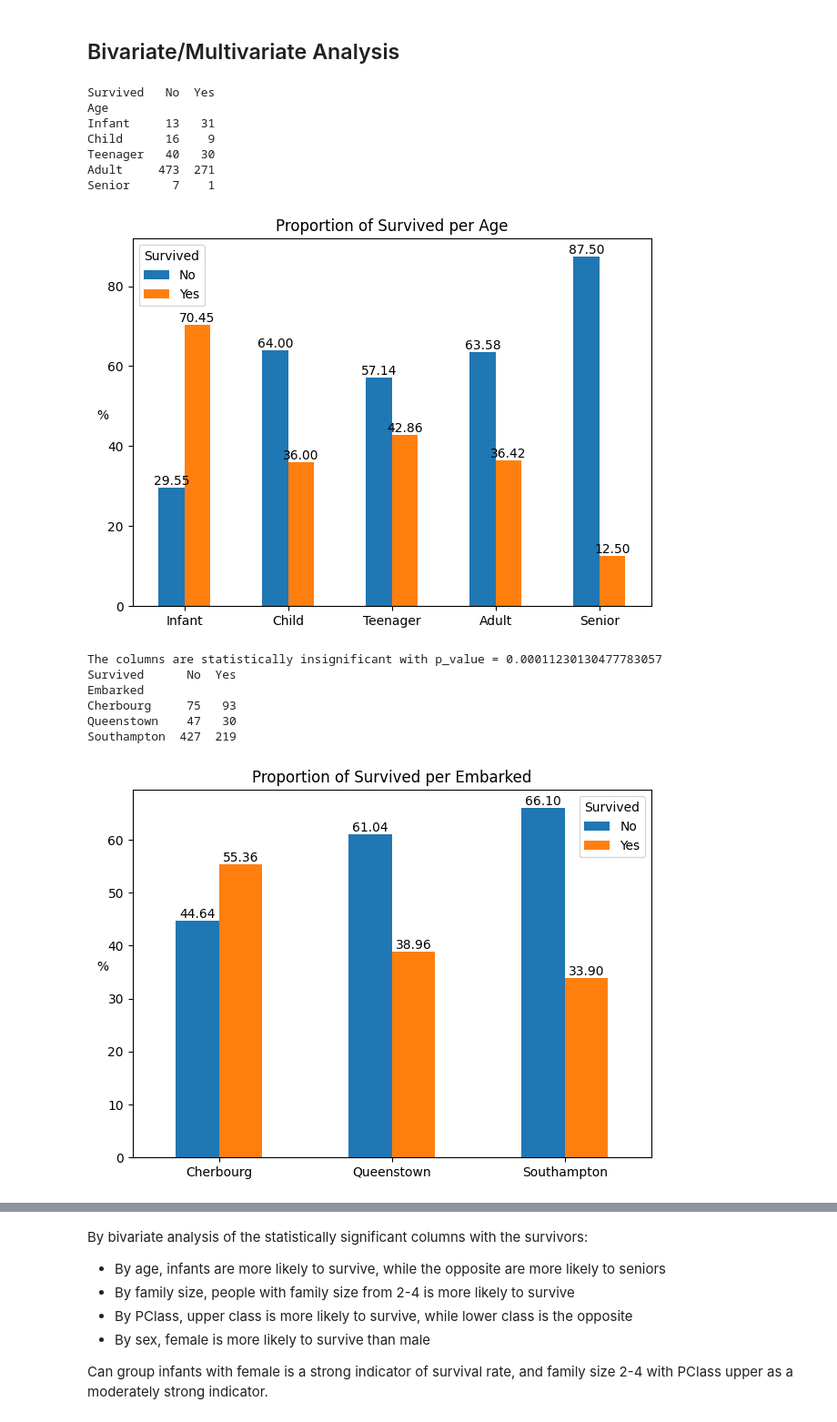
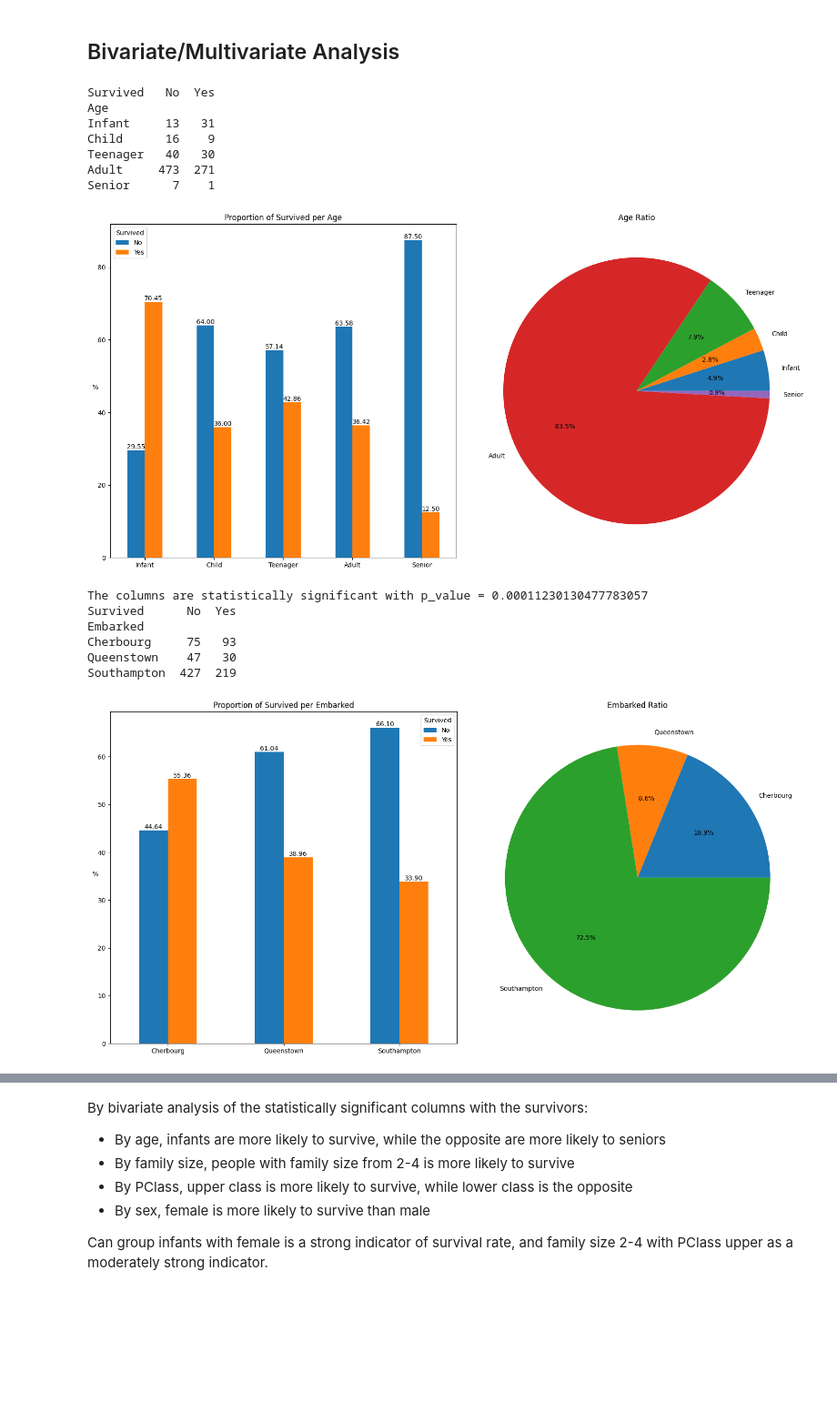
Before and after one commit to hvtruong/Kaggle_projects, a Jupyter notebook: titanic/src/notebooks/model.ipynb, the cells around one changed output, grey strips where cells are left out. Shown at 91% size. Drawn from its saved outputs; the diff is of its cells as text; code cells hidden in the pictures; blank space fills up the shorter version.

```diff
--- a/titanic/src/notebooks/model.ipynb
+++ b/titanic/src/notebooks/model.ipynb
@@ -125,0 +134,4 @@ Numerical features:  ['Fare']
+# %%
+df[['Title', 'LastName']] = df['Name'].apply(lambda x: pd.Series(extract_title_and_last_name(x)))
+
+df.head()
@@ -125,0 +145,9 @@ Numerical features:  ['Fare']
+# %%
+categorical_df = df.loc[:, df.nunique() <= 10]
+print("Categorical features: ", categorical_df.columns.values)
+
+numerical_df = df.select_dtypes(include='number')
+print("Numerical features: ", numerical_df.columns.values)
+
+str_df = df.select_dtypes(include='object')
+print("String features: ", str_df.columns.values)
@@ -140,6 +196,6 @@ Median: 14.4542
 # %%
 def group_by_col_and_plot(df, col):
-    gr = df.groupby(col).size().to_frame(name='Count')
+    gr = df.groupby(col, observed=False).size().to_frame(name='Count')
     gr['Ratio'] = np.round(gr['Count'] / gr['Count'].sum() * 100, 0)
 
     print(f'Total number of {col}: {gr["Count"].sum()}')
@@ -160,5 +216,3 @@ def group_by_col_and_plot(df, col):
 
     plt.tight_layout()
     plt.show()
-
-def is_category_significant(df):
@@ -202,18 +254,25 @@ def group_by_2_cols(df, col_1, col_2):
 def plot_2_cols_chart(gr, col_1, col_2):
     gr_total = gr.sum(axis=1)
     gr = np.round(gr.divide(gr_total, axis=0) * 100, 2)
+    gr_total_percentage = np.round((gr_total/gr_total.sum())*100, 2)
 
     colors = sns.color_palette(n_colors=df[col_2].nunique())
 
+    # Create subplots
+    _, (ax1, ax2) = plt.subplots(1, 2, figsize=(16, 8))
+
     # Bar chart
-    ax = gr.plot(kind='bar', color=colors, title=f'Proportion of {col_1} per {col_2}')
+    gr.plot(kind='bar', ax=ax1, color=colors, title=f'Proportion of {col_1} per {col_2}')
 
-    for container in ax.containers:
-        ax.bar_label(container, fmt='%.2f')
+    for container in ax1.containers:
+        ax1.bar_label(container, fmt='%.2f')
 
-    ax.set_xlabel('')
-    ax.set_ylabel('%', rotation=1)
-    ax.tick_params(axis='x', rotation=0)
+    ax1.set_xlabel('')
+    ax1.set_ylabel('%', rotation=1)
+    ax1.tick_params(axis='x', rotation=0)
+
+    # Pie chart
+    gr_total_percentage.plot(kind='pie', ax=ax2, colors=colors, title=f'{col} Ratio', autopct='%1.1f%%', ylabel='')
 
     plt.tight_layout()
     plt.show()
@@ -222,24 +281,24 @@ def plot_2_cols_chart(gr, col_1, col_2):
 # %%
 for col in categorical_df.columns.difference(['Survived']):
     gr = group_by_2_cols(categorical_df, col_1='Survived', col_2=col)
     plot_2_cols_chart(gr, col_1='Survived', col_2=col)
-    is_df_significant(gr, threshold=0.0001)
+    is_df_significant(gr, threshold=0.001)
 # %% [output]
 Survived   No  Yes
 Age
 Infant     13   31
 Child      16    9
 Teenager   40   30
 Adult     473  271
 Senior      7    1
-[figure, old version]
+[figure, new version]
-The columns are statistically insignificant with p_value = 0.00011230130477783057
+The columns are statistically significant with p_value = 0.00011230130477783057
 Survived      No  Yes
 Embarked
 Cherbourg     75   93
 Queenstown    47   30
 Southampton  427  219
-[figure, old version]
+[figure, new version]
 The columns are statistically significant with p_value = 2.3008626481449577e-06
 Survived     No  Yes
 FamilySize
```
Also changed, not shown: parts of 38 cells of this notebook, 5 other files.
